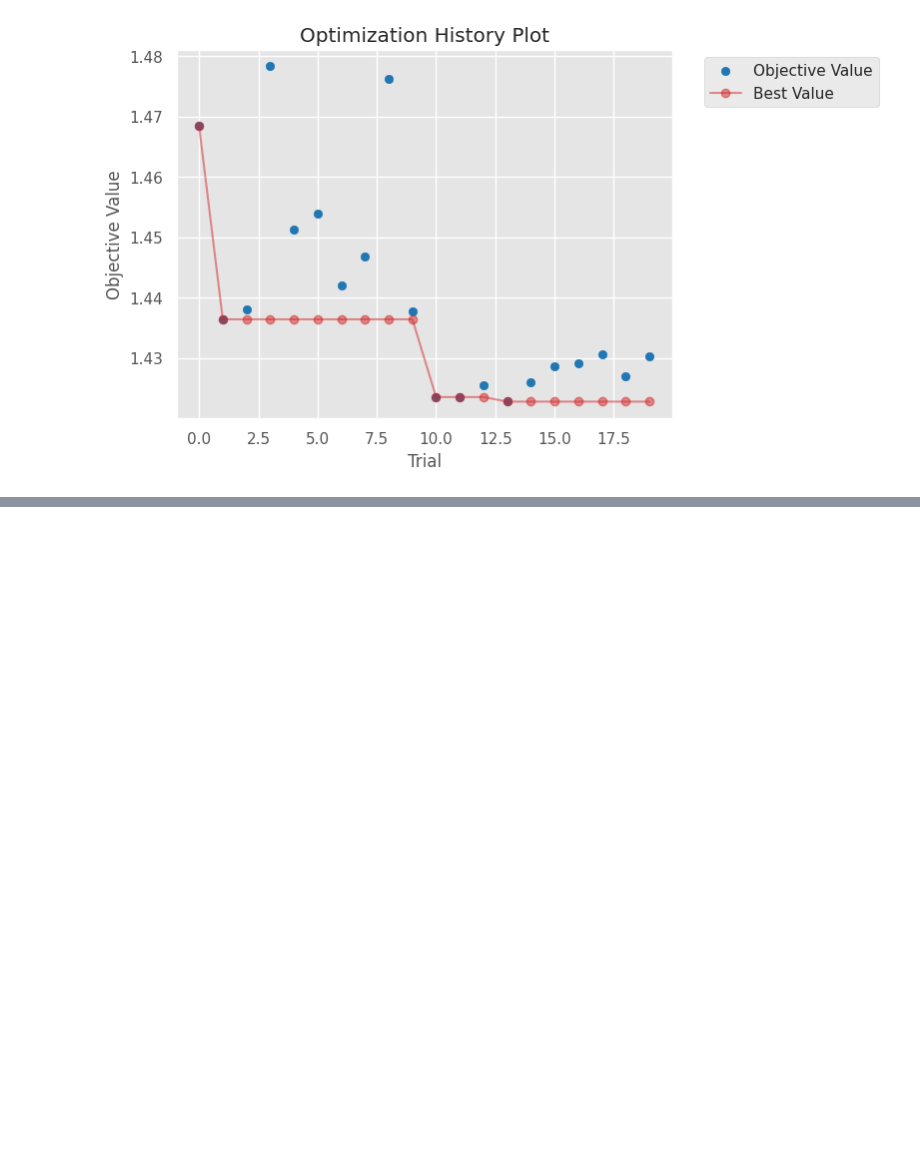
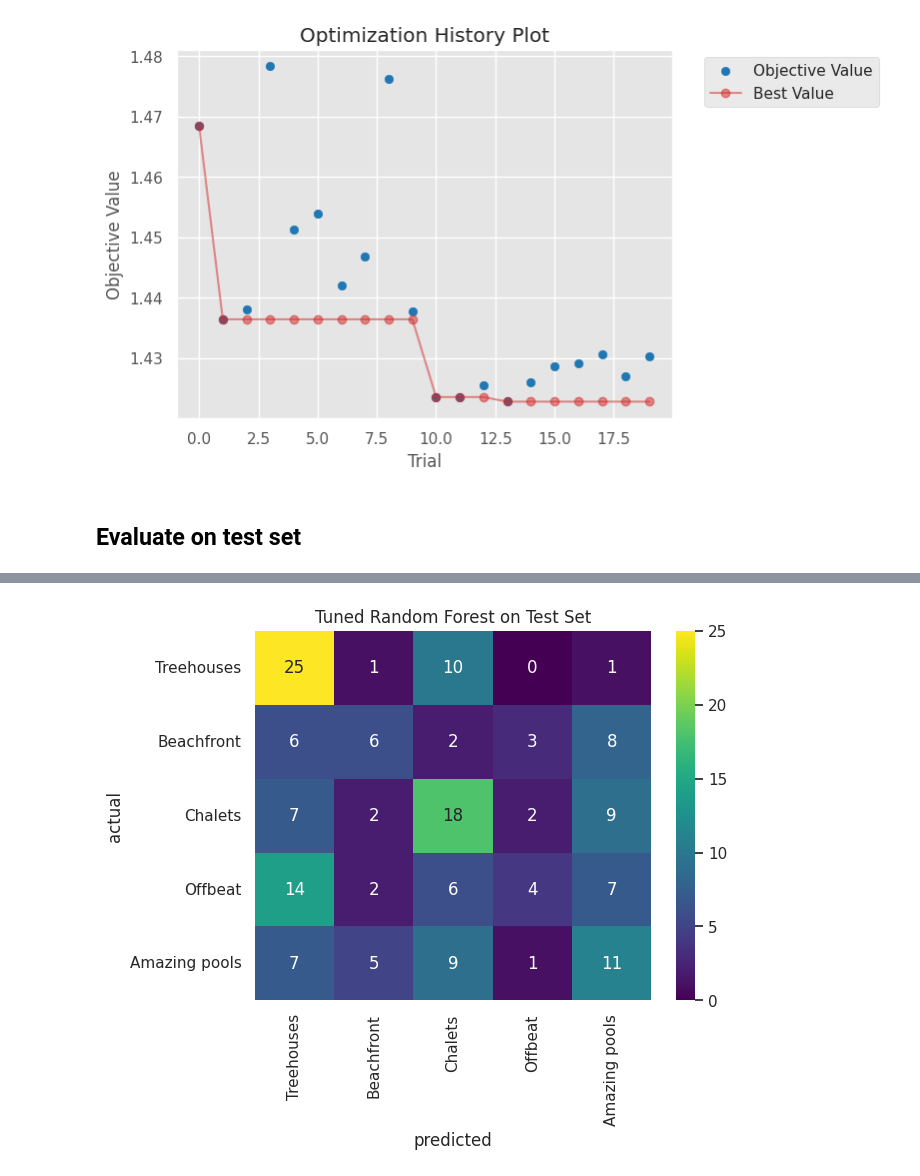
Before and after one commit to dan-bouchard/Airbnb-Property-Listing, a Jupyter notebook: classification_modelling_numerical_data.ipynb, the cells around one changed output, grey strips where cells are left out. Cells and saved outputs as stored; diff of their text form; code cells hidden in the pictures; blank space fills up the shorter version.

Commit message:
evaluate on test set

```diff
--- a/classification_modelling_numerical_data.ipynb
+++ b/classification_modelling_numerical_data.ipynb
@@ -341,3 +341,23 @@ optuna.visualization.matplotlib.plot_param_importances(study);
 optuna.visualization.matplotlib.plot_optimization_history(study);
 # %% [output]
 [figure]
+# %% [markdown]
+## Evaluate on test set
+# %%
+rf_mdl = RandomForestClassifier(random_state=42, **study.best_params)
+rf_mdl.fit(X_train, y_train)
+y_preds_proba = rf_mdl.predict_proba(X_test)
+y_preds = rf_mdl.predict(X_test)
+
+print(f'Log Loss:\t{log_loss(y_test, y_preds_proba):.4f}')
+print(f'Accuracy:\t{accuracy_score(y_test, y_preds):.4f}')
+
+labels = y_test.unique()
+confusion_matrix_output = confusion_matrix(y_test, y_preds, labels=labels)
+fig, ax = plt.subplots()
+sns.heatmap(confusion_matrix_output, annot=True, cmap='viridis',
+            xticklabels=labels, yticklabels=labels, ax=ax)
+ax.set_xlabel('predicted')
+ax.set_ylabel('actual')
+ax.set_title('Tuned Random Forest on Test Set');
+# %% [output]
@@ -343,0 +366 @@ optuna.visualization.matplotlib.plot_optimization_history(study);
+[figure, added]
```
Also changed, not shown: parts of 3 cells of this notebook.
